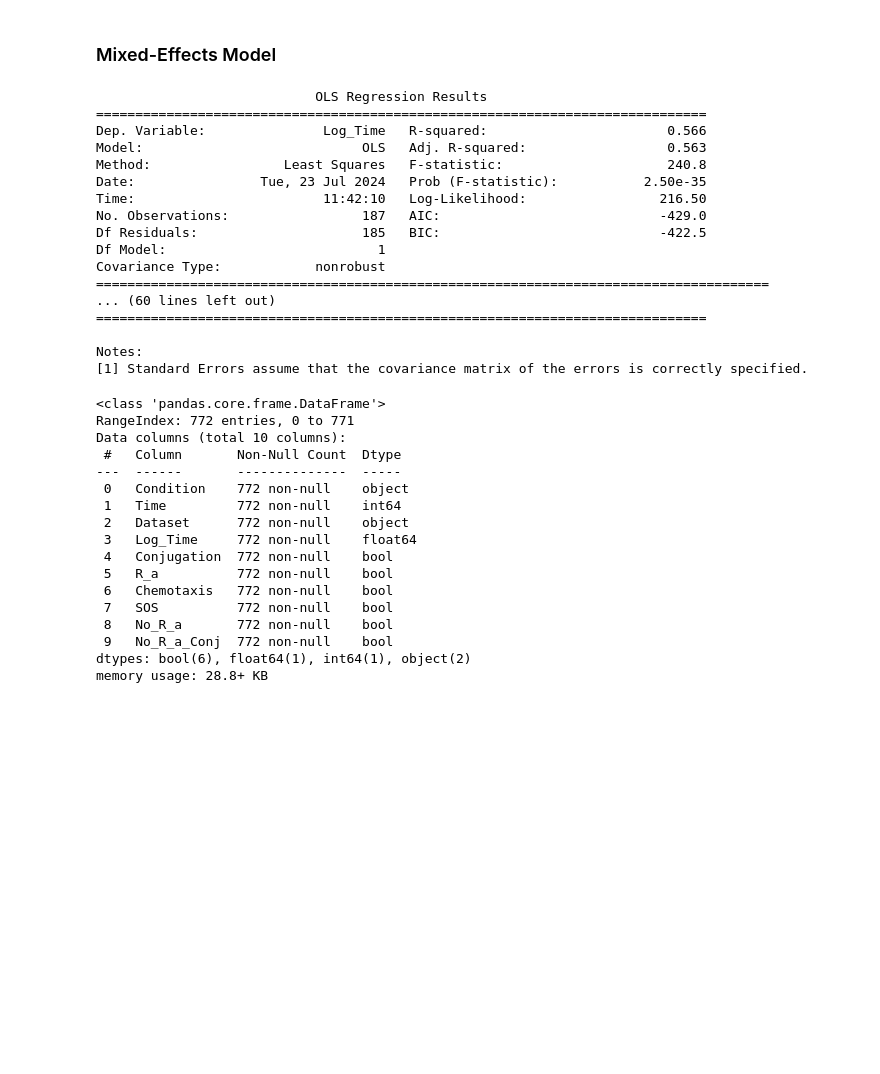
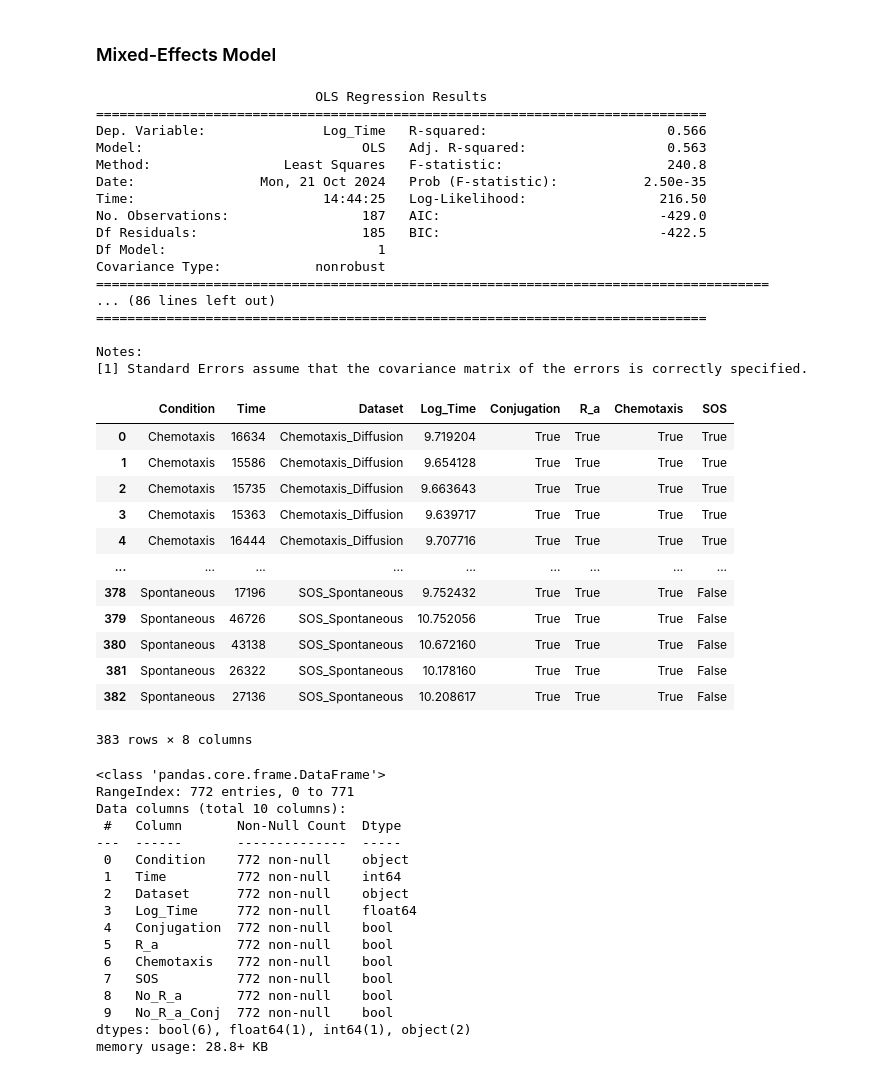
Before and after one commit to Frood-for-Thought/Bac_Evol_SSA, a Jupyter notebook: Time to Fixation Experiments - Changing Chemotaxis Equation/Regression_Analysis.ipynb, the cells around one changed output. Saved outputs shown, nothing was run; the diff lists cells and outputs as text; code cells hidden in the pictures; blank space fills up the shorter version.

Commit message:
sos chemotaxis regression

```diff
--- a/Time to Fixation Experiments - Changing Chemotaxis Equation/Regression_Analysis.ipynb
+++ b/Time to Fixation Experiments - Changing Chemotaxis Equation/Regression_Analysis.ipynb
@@ -348,28 +348,52 @@ print(model_ra_conj_summary)
 # Filter data for SOS_Spontaneous (LOOK IN ESTIMATING FITTED MEAN SECTION)
 sos_spontaneous_df = sos_spontaneous_df_cleaned
 
-# Fit OLS regression model for R_a_Conj
+# Fit OLS regression model for SOS
 model_sos_spontaneous = sm.OLS.from_formula('Log_Time ~ SOS', data=sos_spontaneous_df).fit()
 model_sos_spontaneous_summary = model_sos_spontaneous.summary()
 print(model_sos_spontaneous_summary)
+
+# Filter data for Chemotaxis_Diffusion and SOS
+combined_df_sos_chemotax = pd.concat([chemotaxis_df, sos_spontaneous_df_cleaned], ignore_index=True)
+# Fit OLS regression model for Chemotaxis
+model_chemotaxis = sm.OLS.from_formula('Log_Time ~ Chemotaxis + SOS', data=combined_df_sos_chemotax).fit()
+model_chemotaxis_summary = model_chemotaxis.summary()
+print(model_chemotaxis_summary)
 # %% [output]
                             OLS Regression Results
 ==============================================================================
 Dep. Variable:               Log_Time   R-squared:                       0.566
 Model:                            OLS   Adj. R-squared:                  0.563
 Method:                 Least Squares   F-statistic:                     240.8
-Date:                Tue, 23 Jul 2024   Prob (F-statistic):           2.50e-35
-Time:                        11:42:10   Log-Likelihood:                 216.50
+Date:                Mon, 21 Oct 2024   Prob (F-statistic):           2.50e-35
+Time:                        14:44:25   Log-Likelihood:                 216.50
 No. Observations:                 187   AIC:                            -429.0
 Df Residuals:                     185   BIC:                            -422.5
 Df Model:                           1
 Covariance Type:            nonrobust
 ======================================================================================
-... (60 lines left out)
+... (86 lines left out)
 ==============================================================================
 
 Notes:
 [1] Standard Errors assume that the covariance matrix of the errors is correctly specified.
+# %%
+combined_df_sos_chemotax = pd.concat([chemotaxis_df, sos_spontaneous_df_cleaned], ignore_index=True)
+combined_df_sos_chemotax
+# %% [output]
+|  | Condition | Time | Dataset | Log_Time | Conjugation | R_a | Chemotaxis | SOS |
+| 0 | Chemotaxis | 16634 | Chemotaxis_Diffusion | 9.719204 | True | True | True | True |
+| 1 | Chemotaxis | 15586 | Chemotaxis_Diffusion | 9.654128 | True | True | True | True |
+| 2 | Chemotaxis | 15735 | Chemotaxis_Diffusion | 9.663643 | True | True | True | True |
+| 3 | Chemotaxis | 15363 | Chemotaxis_Diffusion | 9.639717 | True | True | True | True |
+| 4 | Chemotaxis | 16444 | Chemotaxis_Diffusion | 9.707716 | True | True | True | True |
+| ... | ... | ... | ... | ... | ... | ... | ... | ... |
+| 378 | Spontaneous | 17196 | SOS_Spontaneous | 9.752432 | True | True | True | False |
+| 379 | Spontaneous | 46726 | SOS_Spontaneous | 10.752056 | True | True | True | False |
+| 380 | Spontaneous | 43138 | SOS_Spontaneous | 10.672160 | True | True | True | False |
+| 381 | Spontaneous | 26322 | SOS_Spontaneous | 10.178160 | True | True | True | False |
+| 382 | Spontaneous | 27136 | SOS_Spontaneous | 10.208617 | True | True | True | False |
+383 rows × 8 columns
 # %%
 # Step 2: Mixed-Effects Model
 # Combine both datasets for mixed-effects model
```
Also changed, not shown: parts of 4 cells of this notebook.
